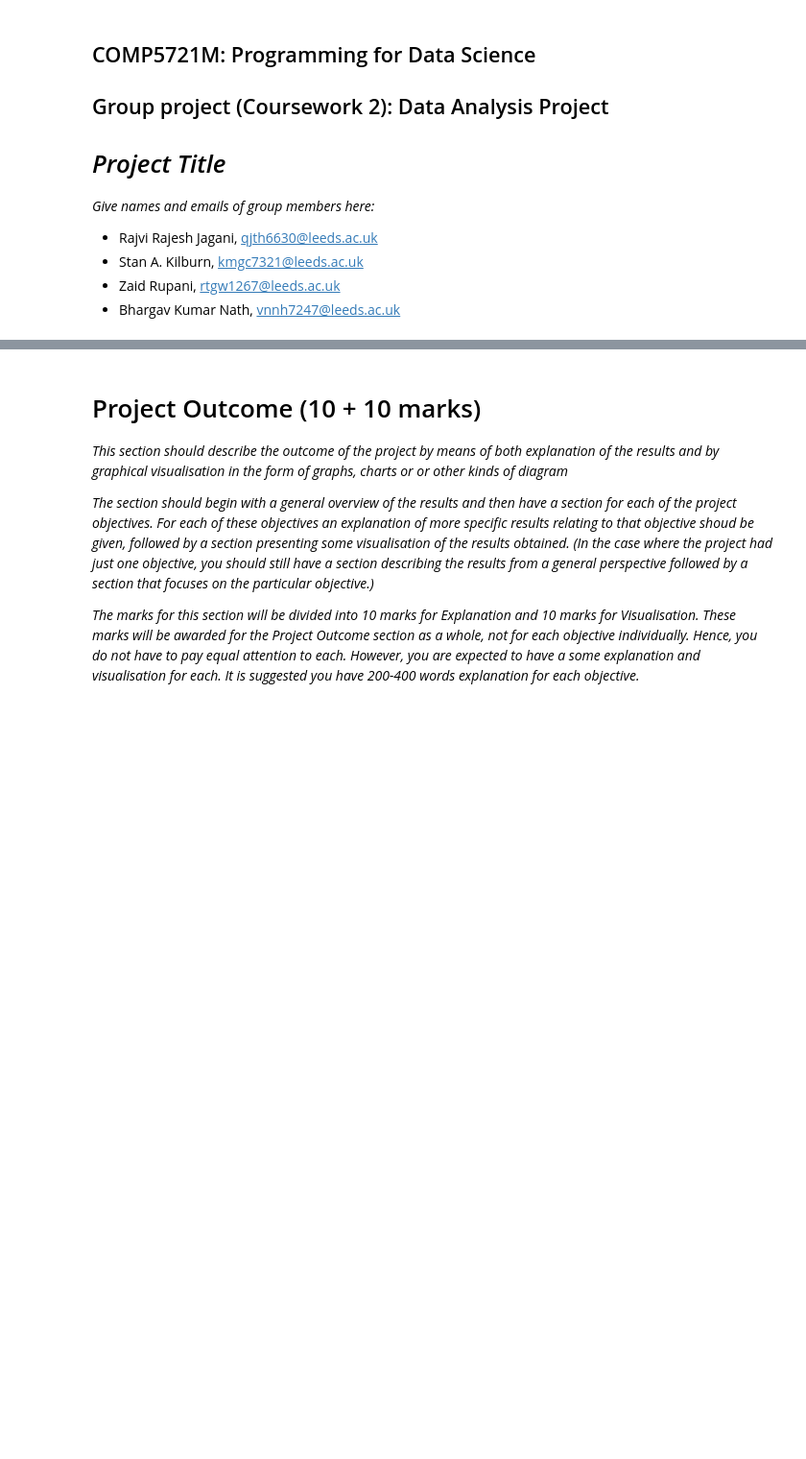
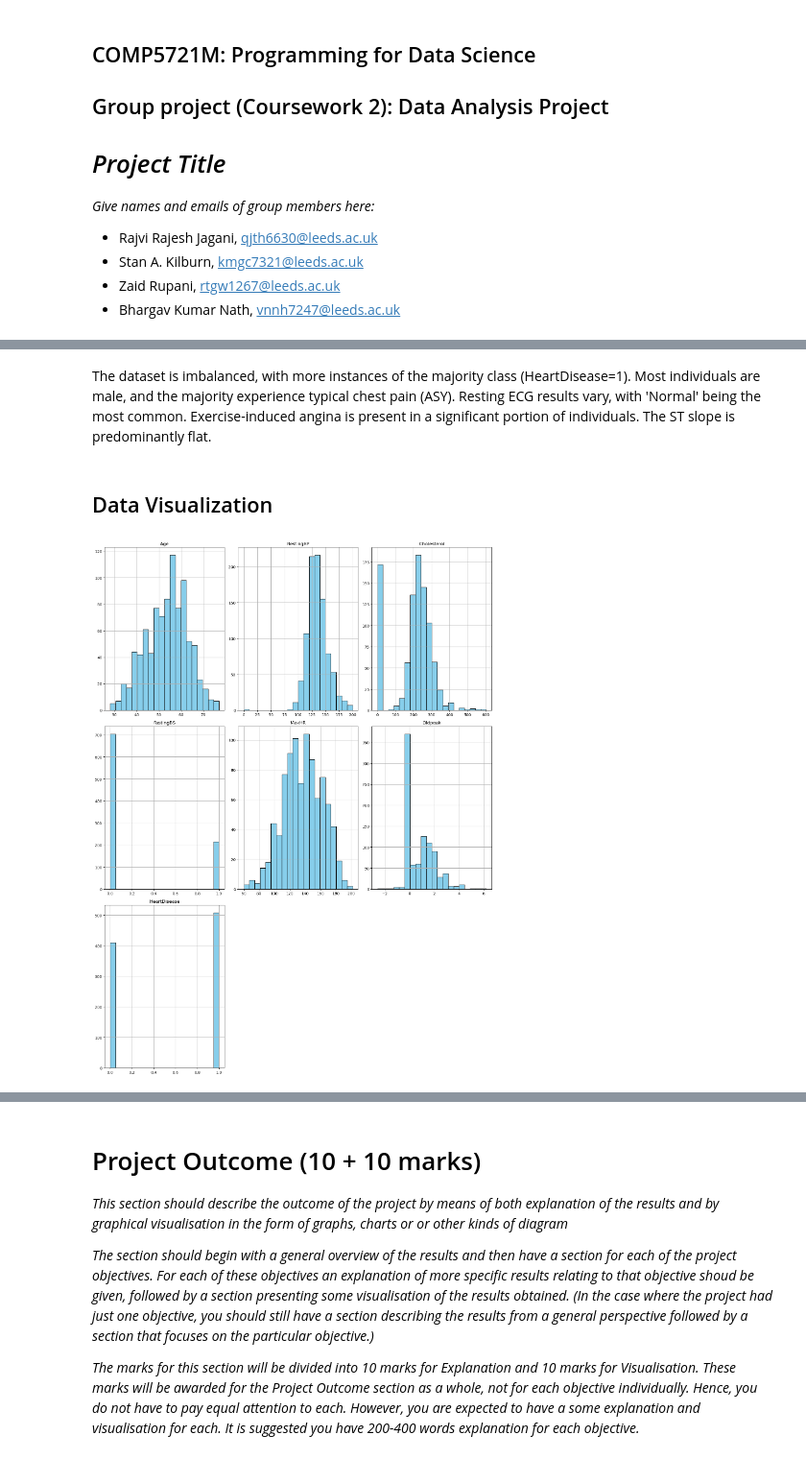
Before and after one commit to BhargavKumarNath/Heart_Failure_Prediction, a Jupyter notebook: Group project.ipynb, the cells around one changed output, grey strips where cells are left out. Shown at 96% size. Cells and saved outputs as stored; diff of their text form; code cells hidden in the pictures; blank space fills up the shorter version.

```diff
--- a/Group project.ipynb
+++ b/Group project.ipynb
@@ -278,0 +130,6 @@ do not exceed the maximum number of lines stated above._
+# %%
+# Read the CSV file 'heart.csv' into a Pandas DataFrame
+df = pd.read_csv("heart.csv")
+
+# Randomly sample 10 rows from the DataFrame and display them. We made it random for more unbiased and representative view compared to head()
+df.sample(10)
@@ -278,0 +234,19 @@ do not exceed the maximum number of lines stated above._
+# %% [markdown]
+The dataset is imbalanced, with more instances of the majority class (HeartDisease=1). Most individuals are male, and the majority experience typical chest pain (ASY). Resting ECG results vary, with 'Normal' being the most common. Exercise-induced angina is present in a significant portion of individuals. The ST slope is predominantly flat.
+# %% [markdown]
+## Data Visualization
+# %%
+# Here we are importing seaborn and matplotlib. matplotlib's
+# plt.hist function, Seaborn's df.hist() function provides a more
+# convenient and visually appealing way to create histograms for
+# DataFrames
+
+import seaborn as sns
+import matplotlib.pyplot as plt
+
+# Histogram for each numerical features
+df.hist(bins=20, figsize=(15, 20), color="#87CEEB", edgecolor="black")  # bins specifies the number of intervals to divide the data into
+plt.tight_layout()
+plt.show()
+# %% [output]
+[figure, added]
```
Also changed, not shown: parts of 37 cells of this notebook.
